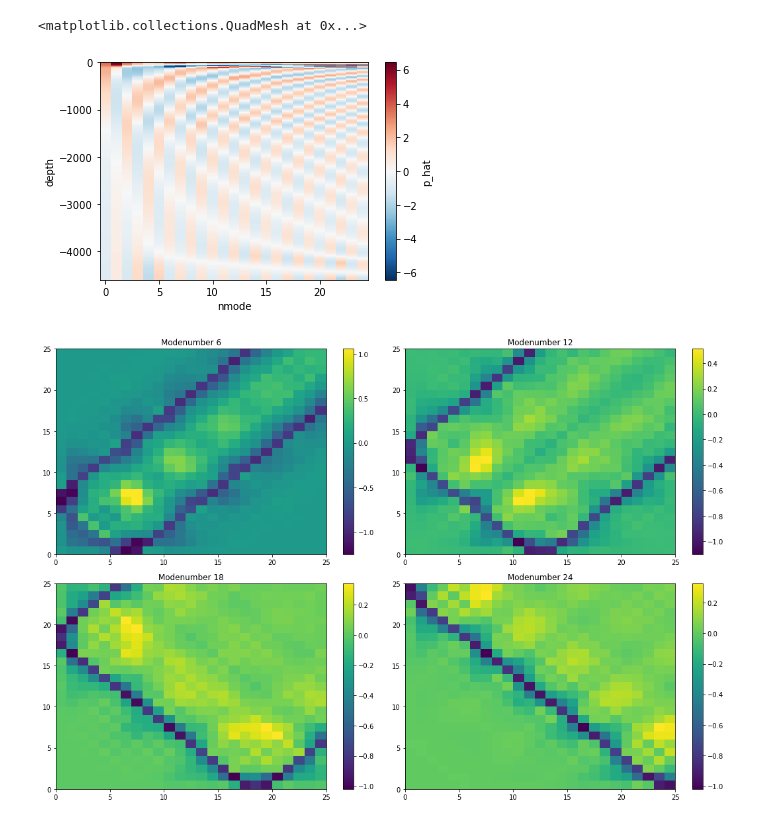
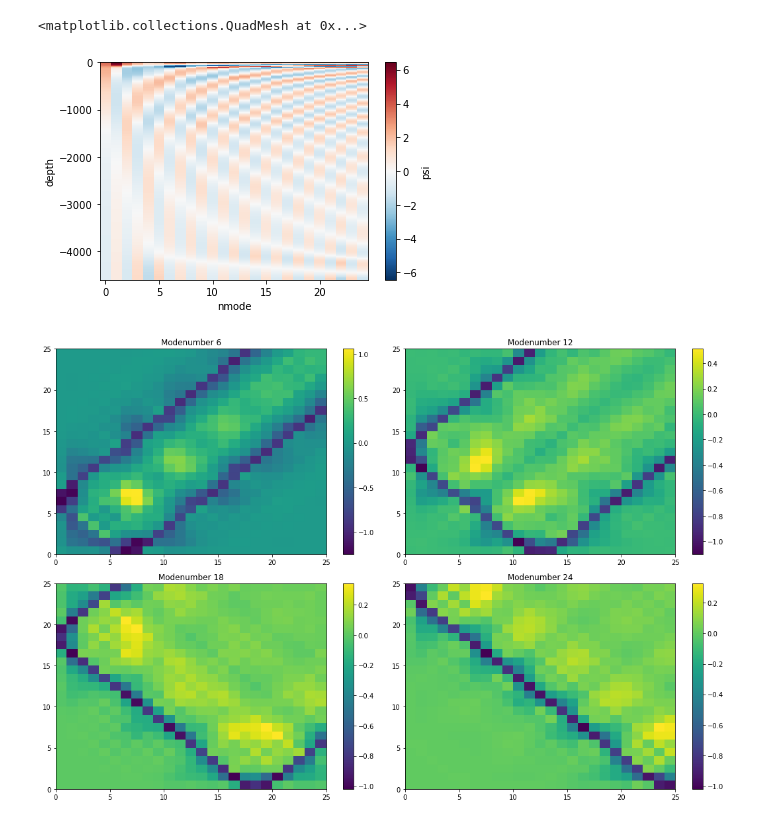
Before and after one commit to vopikamm/multimode-model, a Jupyter notebook: examples/Dunkel/Dunkel.ipynb, the cells around one changed output. Drawn from its saved outputs; the diff is of its cells as text; code cells hidden in the pictures.

```diff
--- a/examples/Dunkel/Dunkel.ipynb
+++ b/examples/Dunkel/Dunkel.ipynb
@@ -32,10 +32,10 @@ multimode_params = MultimodeParameters(z=depth, Nsq=Nsq, nmodes=25, coriolis_fun
 # %%
 ds = multimode_params.as_dataset
 # %%
-ds.p_hat.plot(x='nmode', y='depth')
+ds.psi.plot(x='nmode', y='depth')
 # %% [output]
 <matplotlib.collections.QuadMesh at 0x...>
-[figure, old version]
+[figure, new version]
 # %%
 import math as m
 def plot_tensors(tensor: np.ndarray):
```
Also changed, not shown: parts of 14 cells of this notebook, 6 other files.
